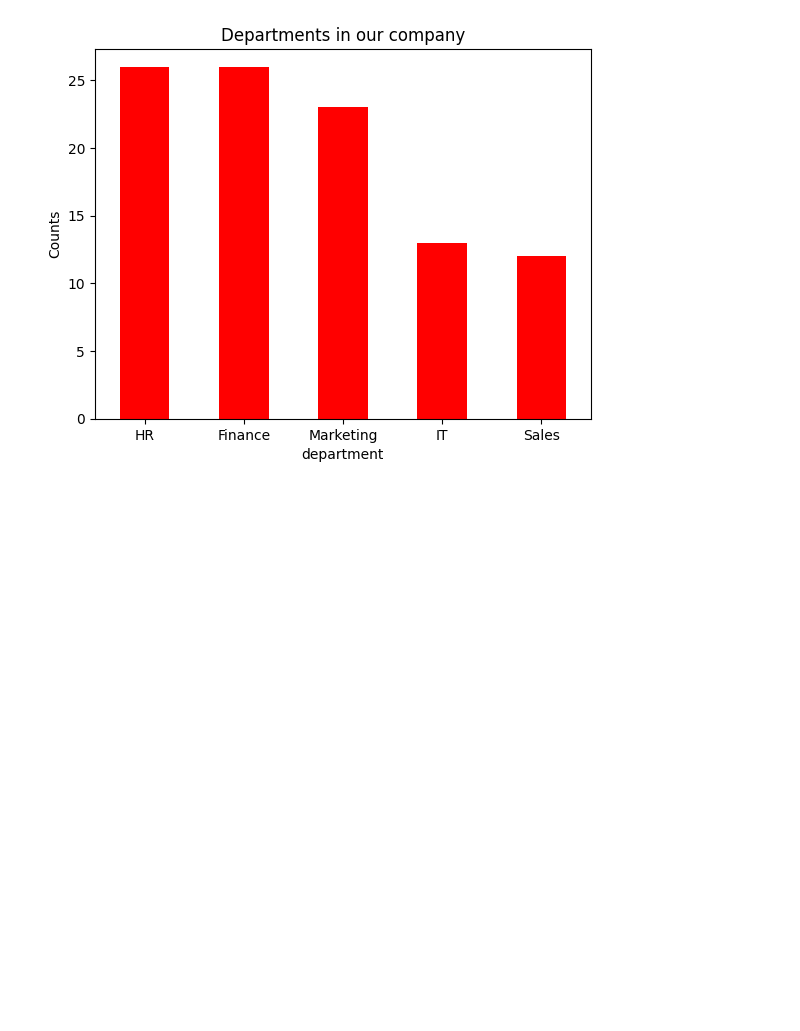
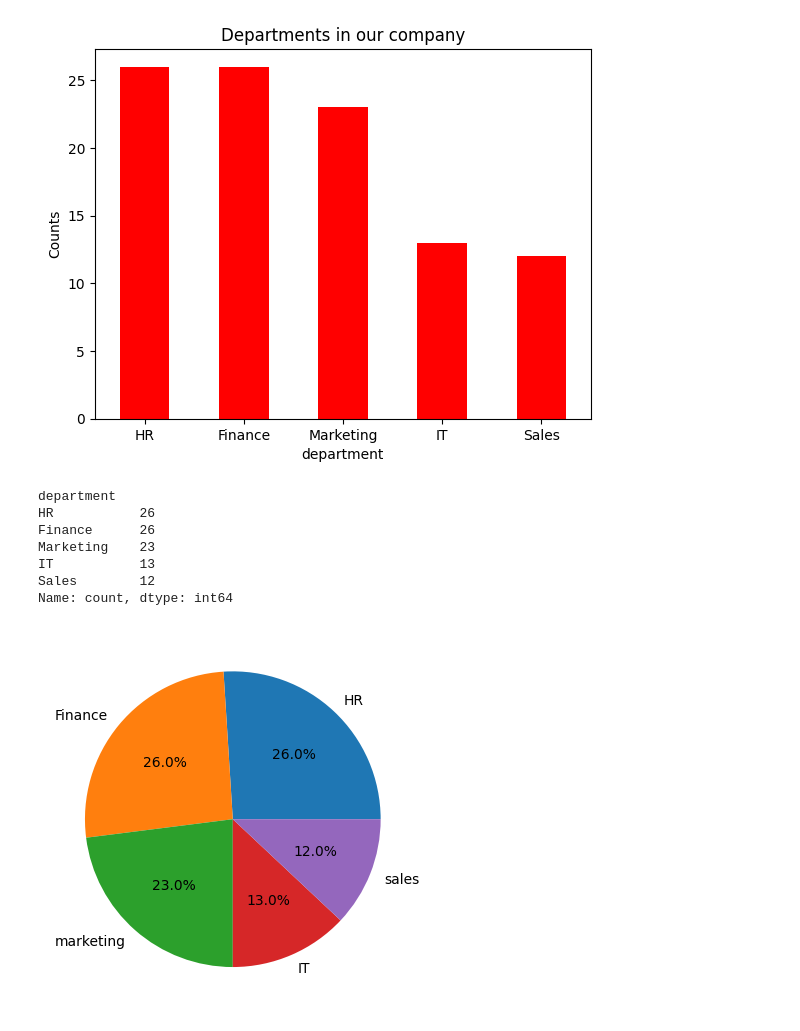
Before and after one commit to rupeshbashyal/Data-analysis, a Jupyter notebook: Matplot/matplot_seaborn.ipynb, the cells around one changed output. Saved outputs shown, nothing was run; the diff lists cells and outputs as text; code cells hidden in the pictures; blank space fills up the shorter version.

```diff
--- a/Matplot/matplot_seaborn.ipynb
+++ b/Matplot/matplot_seaborn.ipynb
@@ -131,3 +131,19 @@ IT           13
 Sales        12
 Name: count, dtype: int64
 [figure]
+# %%
+# pie chart
+print(data.department.value_counts())
+
+ptl.pie(data.department.value_counts(),autopct='%.1f%%', radius=1,labels=["HR","Finance","marketing","IT","sales"])
+
+ptl.show()
+# %% [output]
+department
+HR           26
+Finance      26
+Marketing    23
+IT           13
+Sales        12
+Name: count, dtype: int64
+[figure, added]
```
Also changed, not shown: parts of 1 cell of this notebook.
